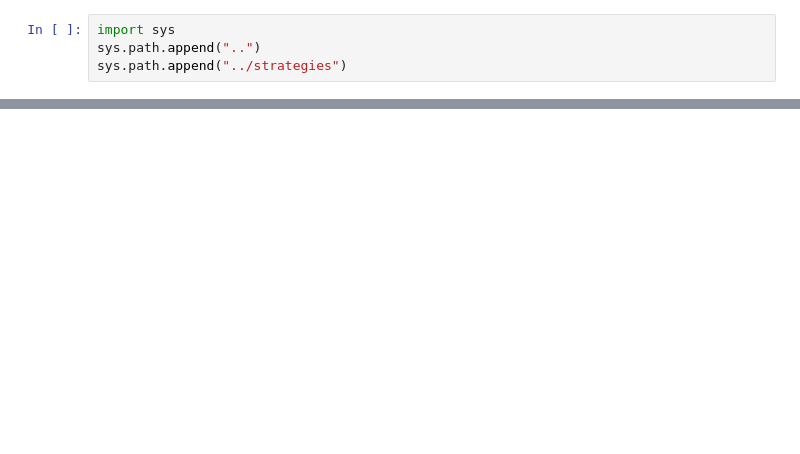
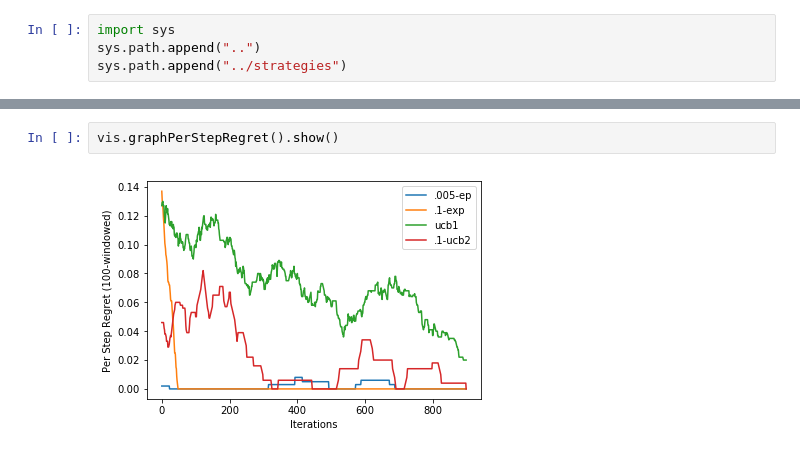
Before and after one commit to jhurwitzupenn/MultiArmedBandit, a Jupyter notebook: examples/VisualizationExample.ipynb, the cells around one changed output, grey strips where cells are left out. Cells and saved outputs as stored; diff of their text form; blank space fills up the shorter version.

```diff
--- a/examples/VisualizationExample.ipynb
+++ b/examples/VisualizationExample.ipynb
@@ -32,0 +38,4 @@ ValueError: x and y must have same first dimension, but have shapes (10000,) and
+# %%
+vis.graphPerStepRegret().show()
+# %% [output]
+[figure, added]
```
Also changed, not shown: parts of 10 cells of this notebook, 5 other files.
